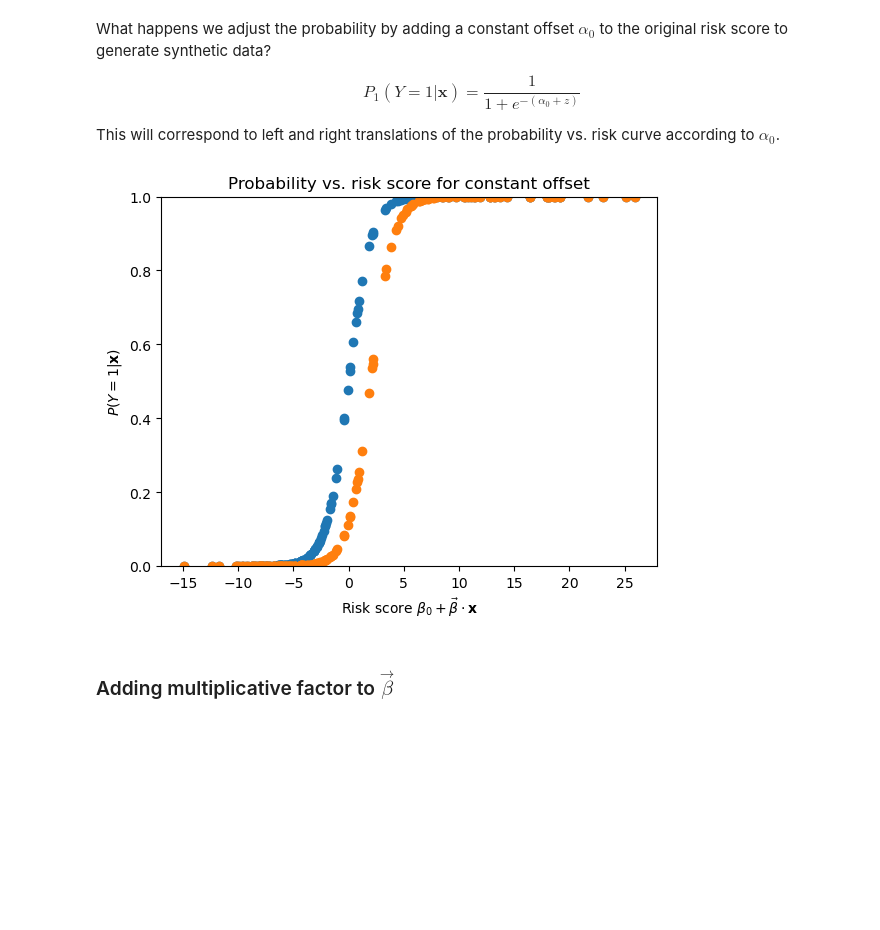
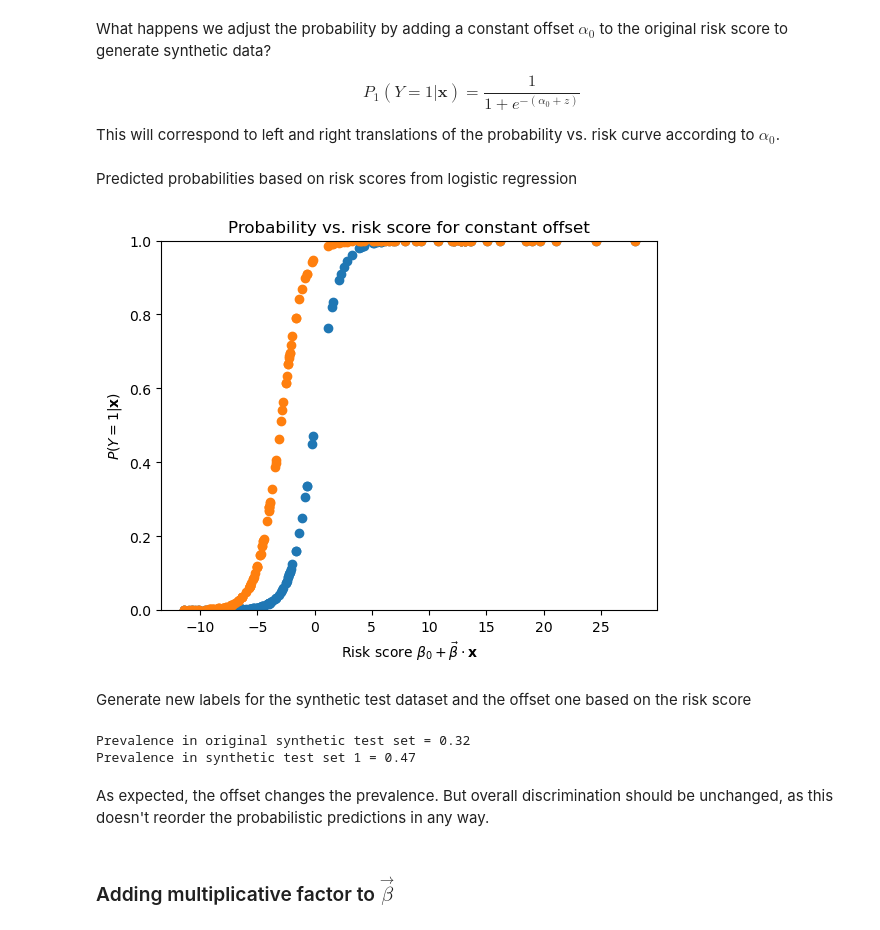
Before and after one commit to sarahcwesolowski/trns-learn, a Jupyter notebook: notebooks/Mishra_Test_Breast_Cancer.ipynb, the cells around one changed output. Cells and saved outputs as stored; diff of their text form; code cells hidden in the pictures; blank space fills up the shorter version.

Commit message:
add constant offset test

```diff
--- a/notebooks/Mishra_Test_Breast_Cancer.ipynb
+++ b/notebooks/Mishra_Test_Breast_Cancer.ipynb
@@ -181,0 +158,2 @@ Let the risk score $z = \beta_0 + \vec{\beta_0}\cdot\mathbf{x}$
+# %%
+y_test_syn_proba = clf.predict_proba(x_test_syn)[:,1]
@@ -188,15 +200,23 @@ $$ P_1(Y=1|\mathbf{x}) = \frac{1}{1 + e^{-(\alpha_0 + z)}} $$
 
 This will correspond to left and right translations of the probability vs. risk curve according to $\alpha_0$.
 # %%
-alpha0 = -2
+alpha0 = 3
+# %% [markdown]
+Predicted probabilities based on risk scores from logistic regression
+# %%
+risk_train = clf.intercept_ + x_train @ clf.coef_.T
+risk_test  = clf.intercept_ + x_test @ clf.coef_.T
+risk_test_syn = clf.intercept_ + x_test_syn @ clf.coef_.T
 # %%
-y_test_synth_1 = 1./(1. + np.exp(-alpha0 - risk_test))
+y_test_syn_proba_1 = 1./(1. + np.exp(-alpha0 - risk_test_syn))
 # %%
-plt.plot(risk_test, y_test_pred, 'o')
-plt.plot(risk_test, y_test_synth_1, 'o')
+plt.plot(risk_test_syn, y_test_syn_proba, 'o')
+plt.plot(risk_test_syn, y_test_syn_proba_1, 'o')
 plt.xlabel(r'Risk score $\beta_0 + \vec{\beta} \cdot \mathbf{x}$')
 plt.ylabel(r'$P(Y=1|\mathbf{x})$')
 plt.title('Probability vs. risk score for constant offset')
 plt.ylim(0,1);
 # %% [output]
-[figure, old version]
+[figure, new version]
+# %% [markdown]
+Generate new labels for the synthetic test dataset and the offset one based on the risk score
@@ -203,3 +227,11 @@ plt.ylim(0,1);
+# %%
+print('Prevalence in original synthetic test set = {:.2f}'.format(int(np.sum(y_test_syn))/len(y_test_syn)))
+print('Prevalence in synthetic test set 1 = {:.2f}'.format(int(np.sum(y_test_syn_1))/len(y_test_syn_1)))
+# %% [output]
+Prevalence in original synthetic test set = 0.32
+Prevalence in synthetic test set 1 = 0.47
+# %% [markdown]
+As expected, the offset changes the prevalence. But overall discrimination should be unchanged, as this doesn't reorder the probabilistic predictions in any way.
 # %% [markdown]
 ### Adding multiplicative factor to $\vec{\beta}$
 # %% [markdown]
```
Also changed, not shown: parts of 45 cells of this notebook.
